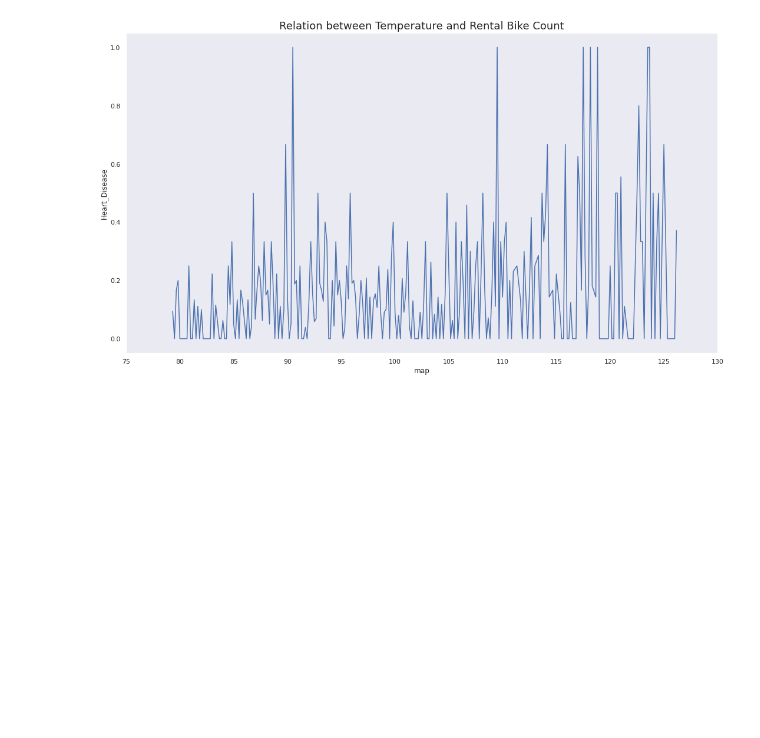
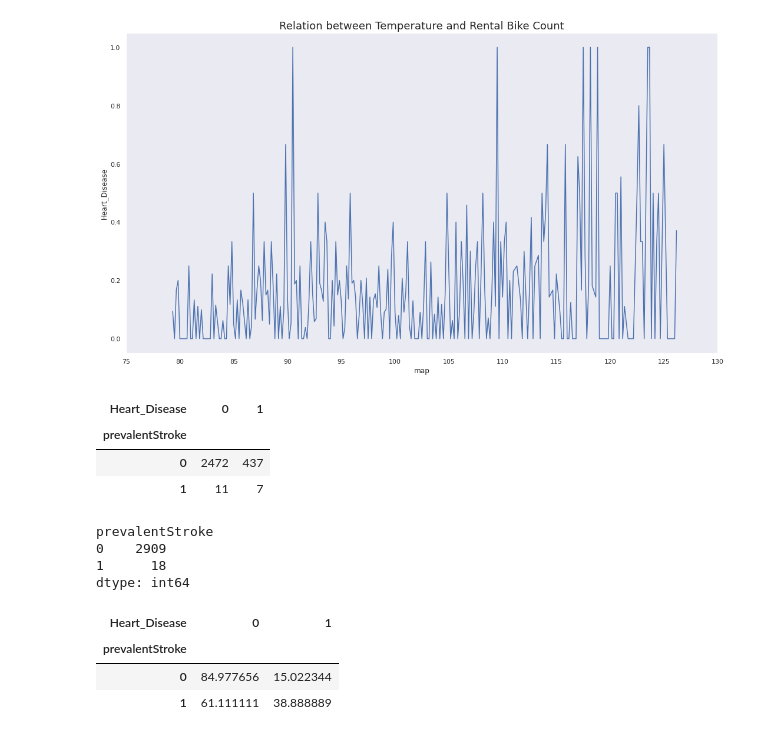
Before and after one commit to guptaprateek98/Capstone_CV_Risk_Prediction, a Jupyter notebook: Capstone_CV_Risk_Prediction.ipynb, the cells around one changed output. Drawn from its saved outputs; the diff is of its cells as text; code cells hidden in the pictures; blank space fills up the shorter version.

```diff
--- a/Capstone_CV_Risk_Prediction.ipynb
+++ b/Capstone_CV_Risk_Prediction.ipynb
@@ -489,3 +489,25 @@ plt.title('Relation between Temperature and Rental Bike Count',fontsize=18)
 # %% [output]
 Text(0.5, 1.0, 'Relation between Temperature and Rental Bike Count')
 [figure]
+# %%
+df = dataf.groupby('Heart_Disease')['prevalentStroke'].value_counts().unstack(0)
+df
+# %% [output]
+| Heart_Disease | 0 | 1 |
+| prevalentStroke |  |  |
+| 0 | 2472 | 437 |
+| 1 | 11 | 7 |
+# %%
+df.sum(axis=1)
+# %% [output]
+prevalentStroke
+0    2909
+1      18
+dtype: int64
+# %%
+df.divide(df.sum(axis=1), axis=0)*100
+# %% [output]
+| Heart_Disease | 0 | 1 |
+| prevalentStroke |  |  |
+| 0 | 84.977656 | 15.022344 |
+| 1 | 61.111111 | 38.888889 |
```
